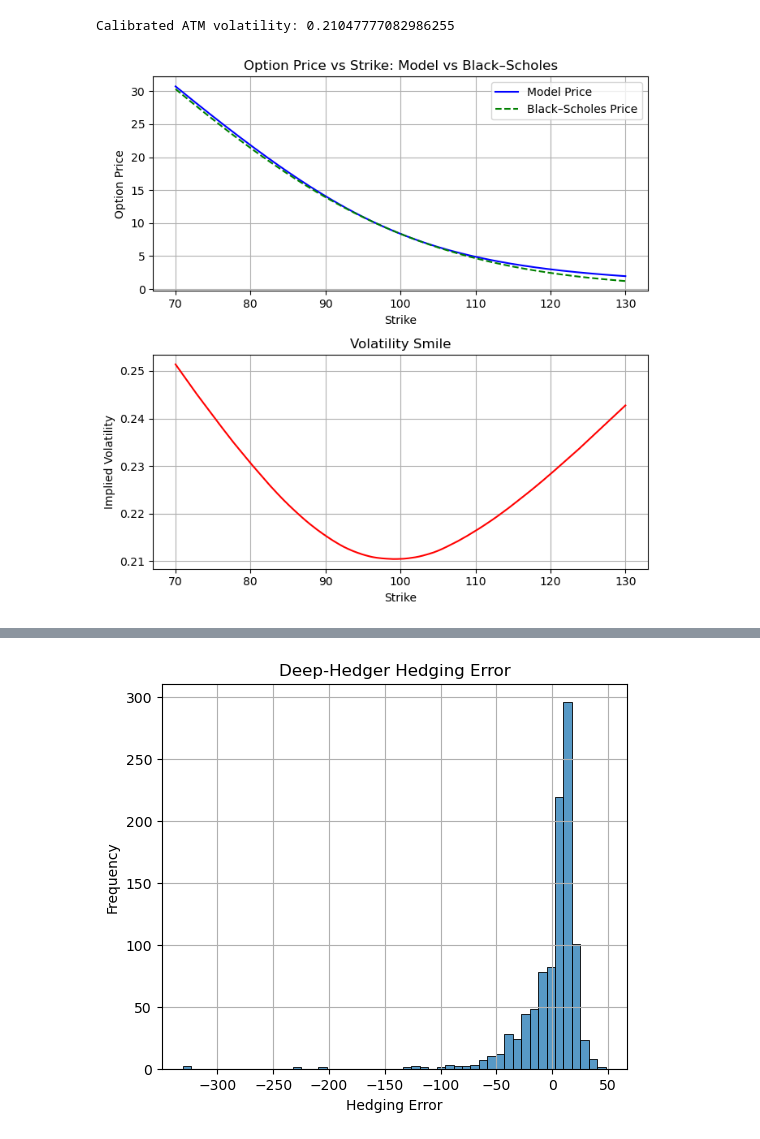
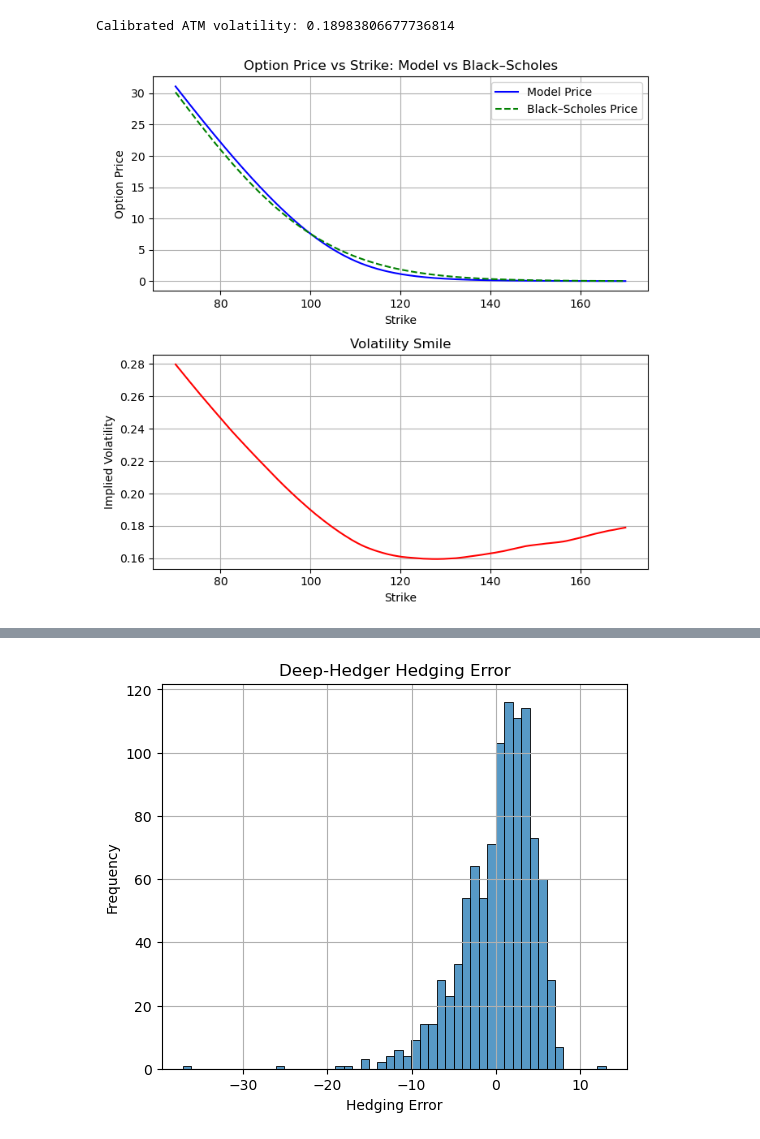
Before and after one commit to zaccheus-lines/rBergomi, a Jupyter notebook: notebooks/rbergomi.ipynb, the cells around one changed output, grey strips where cells are left out. Cells and saved outputs as stored; diff of their text form; code cells hidden in the pictures.

```diff
--- a/notebooks/rbergomi.ipynb
+++ b/notebooks/rbergomi.ipynb
@@ -13,10 +13,10 @@ from rough_bergomi.utils.plotting import plot_paths
 # Simulation parameters
 T = 1.0
 N = 100
-M = 10_000
+M = 10000
 S0 = 100.0
 
-model = RoughBergomiModel()
+model = RoughBergomiModel(fbm_method="hybrid")
 S, V = model.simulate_paths(n_paths=M, n_steps=N, T=T, S0=S0)
 t = np.linspace(0, T, V.shape[1])
 
@@ -26,5 +26,5 @@ plot_paths(S, V, t, n_plot=50)
 # %%
-strikes = np.linspace(70, 130, 1000)  # Range of strike prices
+strikes = np.linspace(70, 170, 1000)  # Range of strike prices
 r = 0
 option_prices = []
 implied_vols = []
@@ -76,8 +76,8 @@ plt.grid(True)
 plt.tight_layout()
 plt.show()
 # %% [output]
-Calibrated ATM volatility: 0.21047777082986255
+Calibrated ATM volatility: 0.18983806677736814
-[figure, old version]
+[figure, new version]
 # %%
 K = 100
 dh = DeepHedgerTF(
@@ -92,7 +92,7 @@ dh = DeepHedgerTF(
 )
 
 dh.prepare_data()
-dh.build_and_compile_model(lr=0.005, loss_type='cvar')
+dh.build_and_compile_model(lr=0.005, loss_type='entropic')
 dh.train_model(batch_size=256, epochs=50)
 
 error = dh.evaluate_model()
@@ -118 +103 @@ Std of hedging error: 27.942273408260995
-[figure, old version]
+[figure, new version]
```
Also changed, not shown: parts of 2 cells of this notebook, 7 other files.
